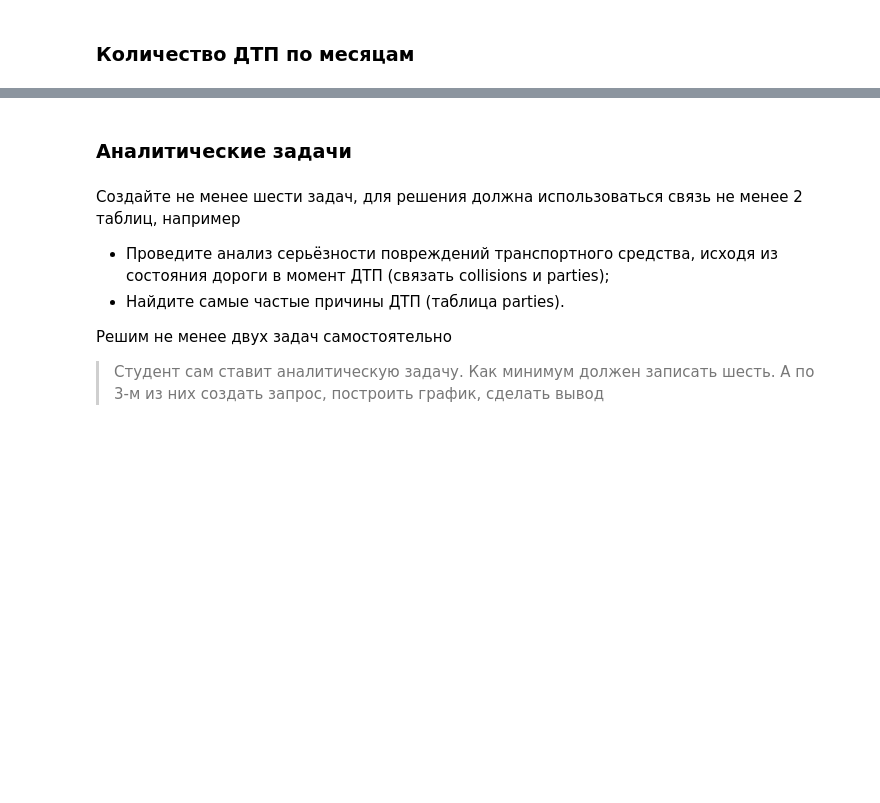
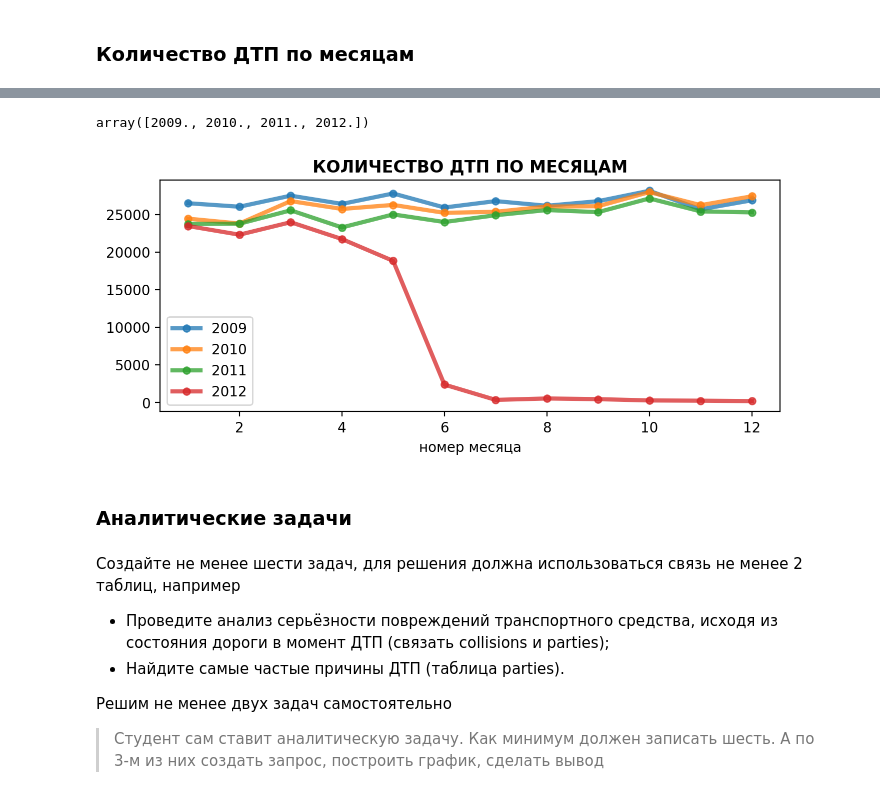
Before and after one commit to dimdasci/yp15-motor-vehicle-collisions, a Jupyter notebook: notebooks/yp15-motor-vehicle-collisions.ipynb, the cells around one changed output, grey strips where cells are left out. Cells and saved outputs as stored; diff of their text form; code cells hidden in the pictures; blank space fills up the shorter version.

```diff
--- a/notebooks/yp15-motor-vehicle-collisions.ipynb
+++ b/notebooks/yp15-motor-vehicle-collisions.ipynb
@@ -412,0 +462,16 @@ vehicles
+# %%
+query = """
+    SELECT
+        date_trunc('MONTH', c.collision_date)::date AS collision_month,
+        count(DISTINCT(c.case_id)) AS collisions_number,
+        MIN(EXTRACT('YEAR' FROM c.collision_date)) as year_number,
+        MIN(EXTRACT('MONTH' FROM c.collision_date)) as month_number
+    FROM parties p
+    JOIN collisions c ON p.case_id = c.case_id
+    WHERE p.party_type = 'car'
+        AND c.collision_damage != 'scratch'
+        AND c.collision_date BETWEEN '2009-01-01' AND '2012-12-31'
+    GROUP BY date_trunc('MONTH', c.collision_date);
+"""
+
+_data = ds.exec_query(query)
@@ -413,3 +494,23 @@ vehicles
+# %%
+_data.year_number.unique()
+# %% [output]
+array([2009., 2010., 2011., 2012.])
+# %%
+plt.figure(figsize=(8, 3))
+for year in _data.year_number.unique():
+    plt.plot(range(1, 13),
+             _data[_data.year_number == year].collisions_number,
+             lw=3,
+             alpha=.75,
+             marker="o",
+             markersize=5,
+             label=int(year))
+plt.title("Количество ДТП по месяцам".upper(), fontweight="semibold")
+plt.xlabel("номер месяца")
+plt.legend(loc="lower left")
+plt.show()
+# %% [output]
+[figure, added]
 # %% [markdown]
 ### Аналитические задачи
 # %% [markdown]
```
Also changed, not shown: parts of 7 cells of this notebook.
